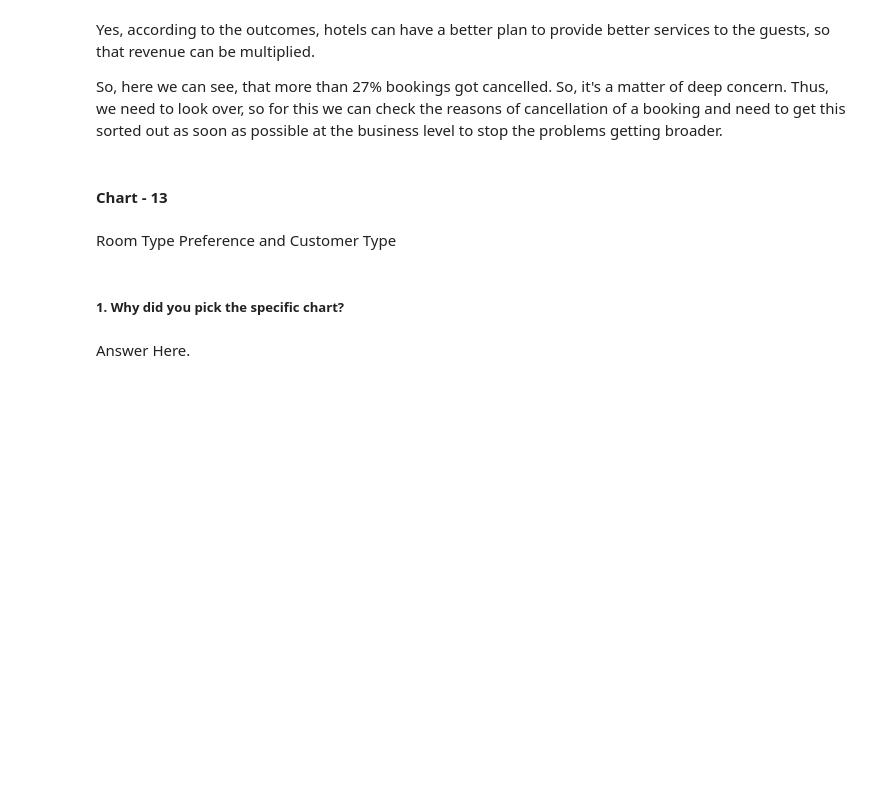
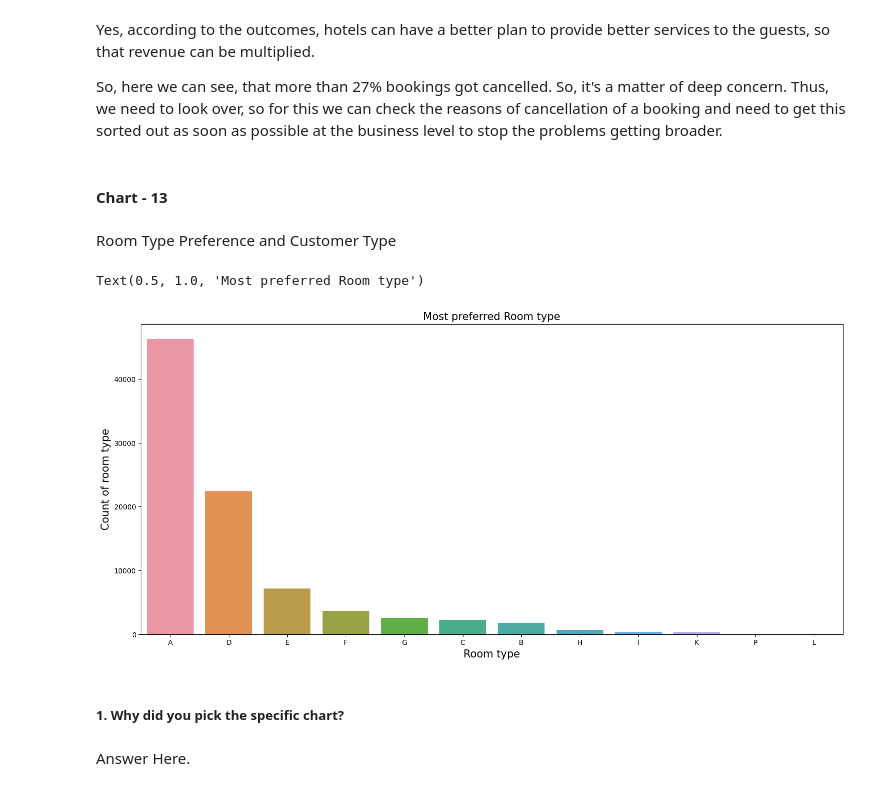
Before and after one commit to lovbundela240/EDA---Hotel-Booking-Analysis_ipynb, a Jupyter notebook: EDA_Hotel_Booking_Analysis.ipynb, the cells around one changed output. Drawn from its saved outputs; the diff is of its cells as text; code cells hidden in the pictures; blank space fills up the shorter version.

```diff
--- a/EDA_Hotel_Booking_Analysis.ipynb
+++ b/EDA_Hotel_Booking_Analysis.ipynb
@@ -1044,0 +1043,12 @@ Room Type Preference and Customer Type
+# %%
+# Chart - 13 visualization code
+#set plotsize
+plt.figure(figsize=(18,8))
+#plotting
+sns.countplot(x=hotel_booking_analysis_df['assigned_room_type'],order=hotel_booking_analysis_df['assigned_room_type'].value_counts().index)
+plt.xlabel('Room type', fontsize = 15)
+plt.ylabel('Count of room type', fontsize = 15)
+plt.title('Most preferred Room type', fontsize = 15)
+# %% [output]
+Text(0.5, 1.0, 'Most preferred Room type')
+[figure, added]
```
Also changed, not shown: parts of 5 cells of this notebook.
